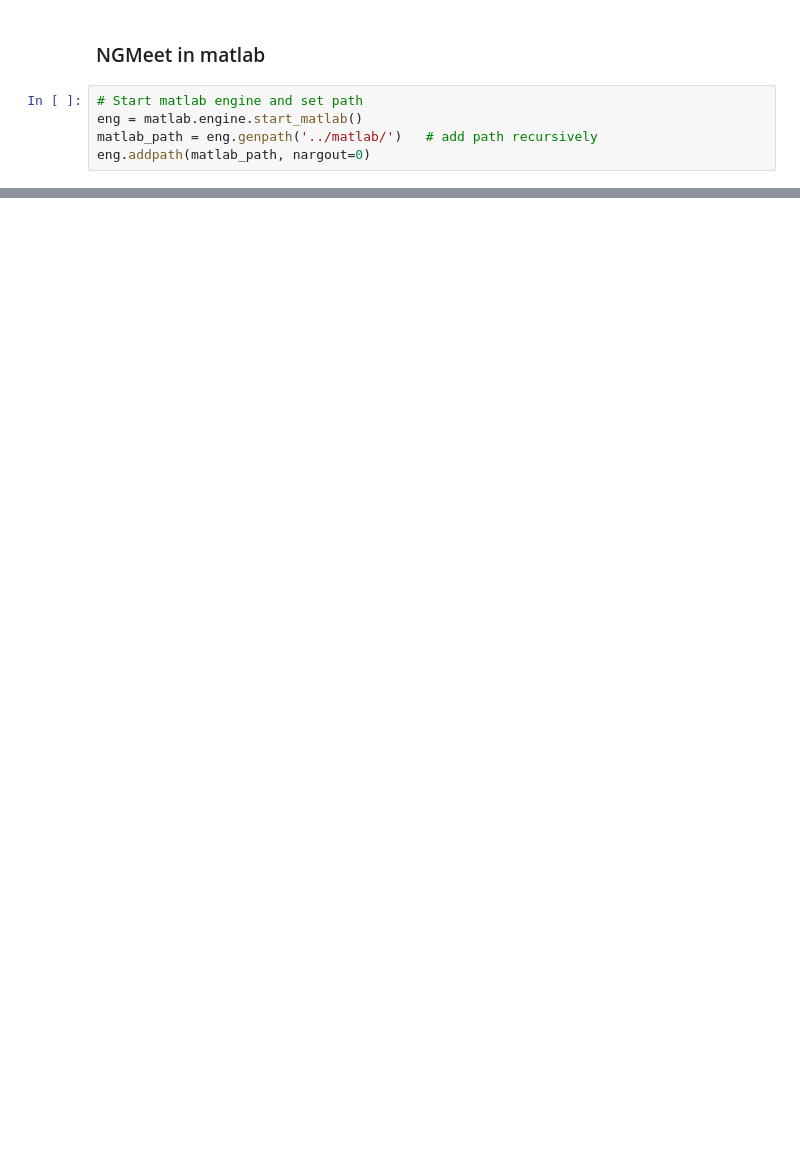
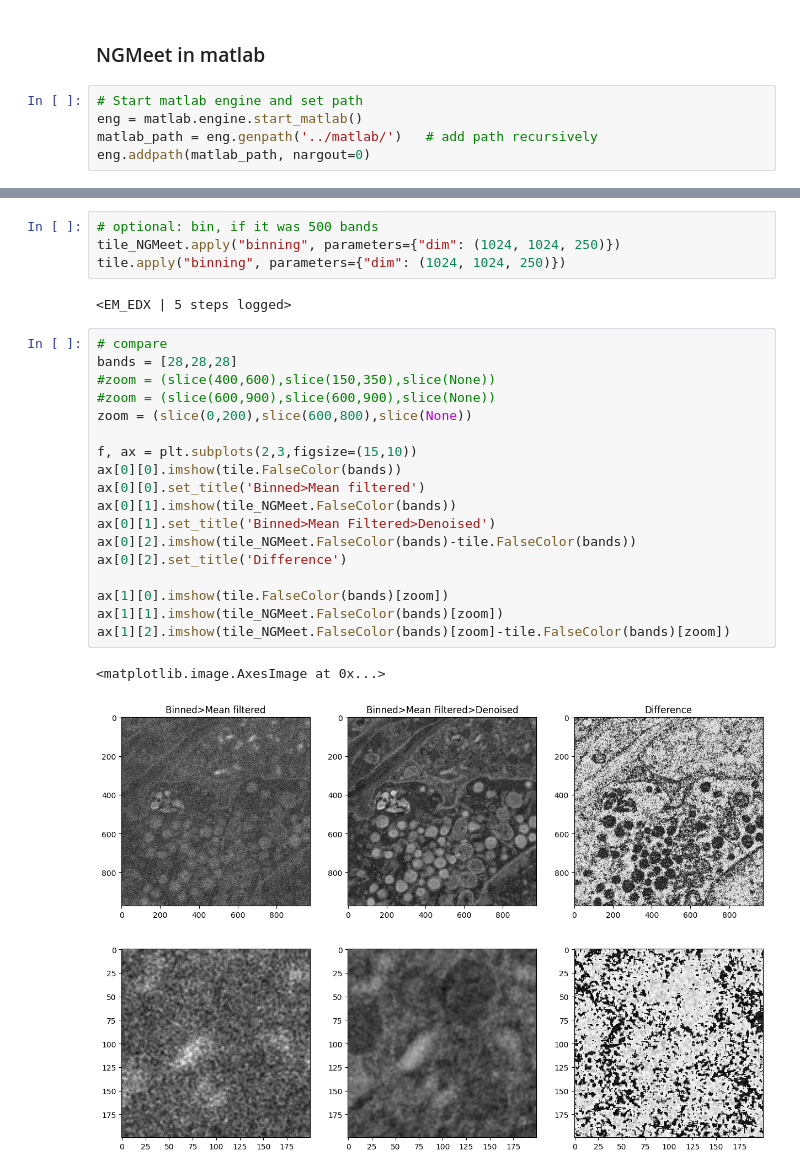
Before and after one commit to amjams/PreHyperspectralEDX, a Jupyter notebook: advanced_denoising/02_Denoise_NGMeet.ipynb, the cells around one changed output, grey strips where cells are left out. Drawn from its saved outputs; the diff is of its cells as text; blank space fills up the shorter version.

```diff
--- a/advanced_denoising/02_Denoise_NGMeet.ipynb
+++ b/advanced_denoising/02_Denoise_NGMeet.ipynb
@@ -49,0 +153,27 @@ EDX_clean = eng.denoiseNGMeet(hsi_clean)
+# %%
+# optional: bin, if it was 500 bands
+tile_NGMeet.apply("binning", parameters={"dim": (1024, 1024, 250)})
+tile.apply("binning", parameters={"dim": (1024, 1024, 250)})
+# %% [output]
+<EM_EDX | 5 steps logged>
+# %%
+# compare
+bands = [28,28,28]
+#zoom = (slice(400,600),slice(150,350),slice(None))
+#zoom = (slice(600,900),slice(600,900),slice(None))
+zoom = (slice(0,200),slice(600,800),slice(None))
+
+f, ax = plt.subplots(2,3,figsize=(15,10))
+ax[0][0].imshow(tile.FalseColor(bands))
+ax[0][0].set_title('Binned>Mean filtered')
+ax[0][1].imshow(tile_NGMeet.FalseColor(bands))
+ax[0][1].set_title('Binned>Mean Filtered>Denoised')
+ax[0][2].imshow(tile_NGMeet.FalseColor(bands)-tile.FalseColor(bands))
+ax[0][2].set_title('Difference')
+
+ax[1][0].imshow(tile.FalseColor(bands)[zoom])
+ax[1][1].imshow(tile_NGMeet.FalseColor(bands)[zoom])
+ax[1][2].imshow(tile_NGMeet.FalseColor(bands)[zoom]-tile.FalseColor(bands)[zoom])
+# %% [output]
+<matplotlib.image.AxesImage at 0x...>
+[figure, added]
```
Also changed, not shown: parts of 12 cells of this notebook.
